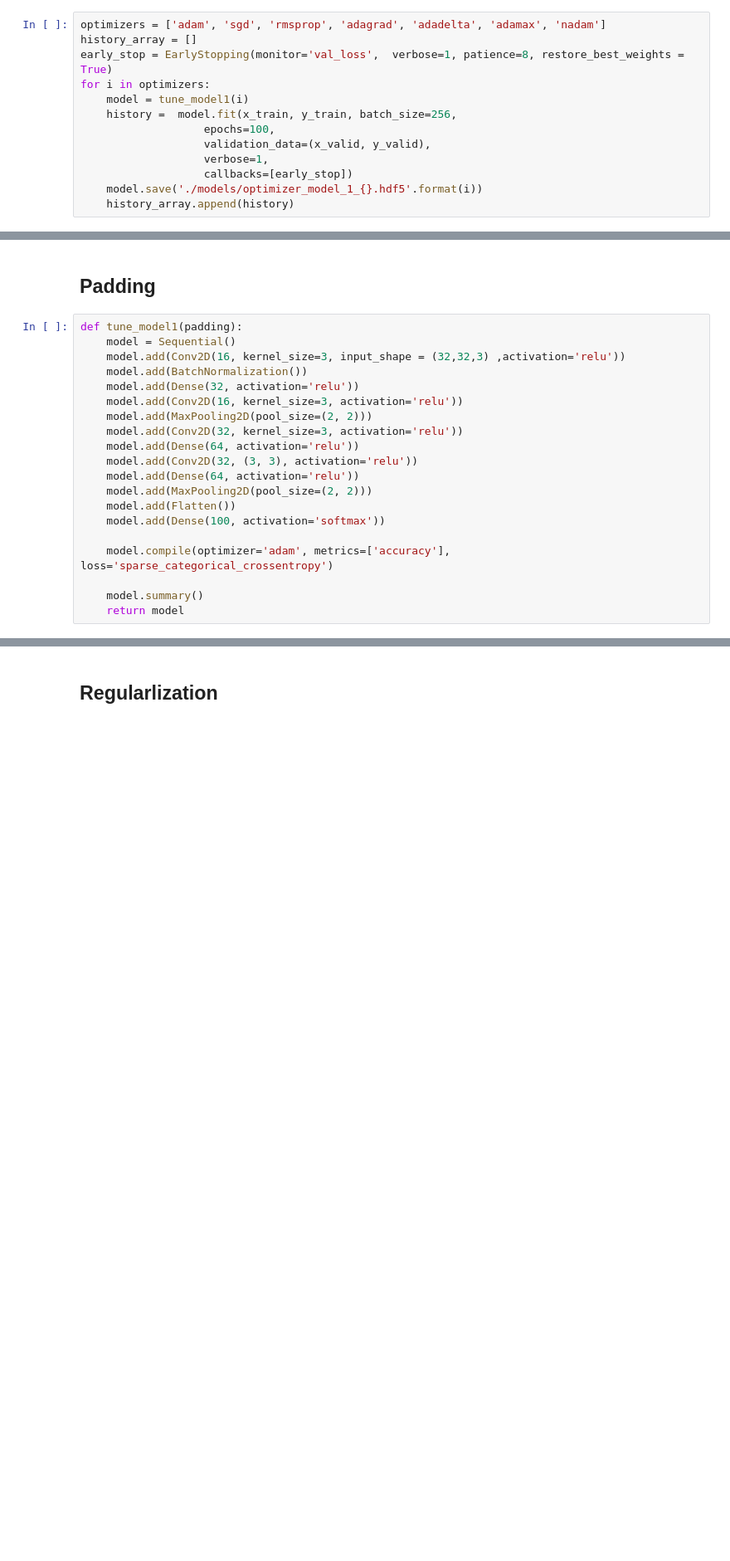
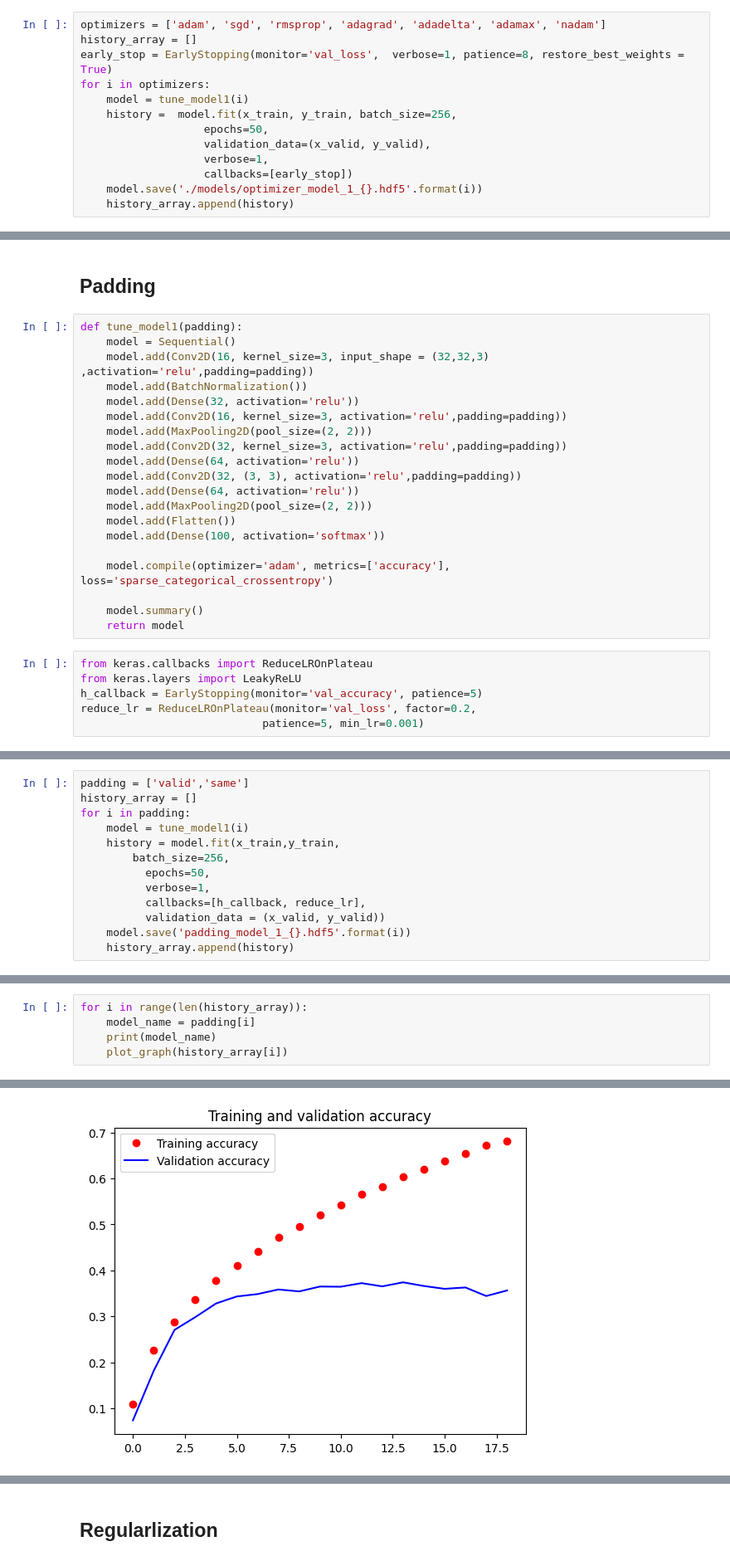
Before and after one commit to Xyl0w/DeepLearning_CA1, a Jupyter notebook: Assignemnt_2/work.ipynb, the cells around one changed output, grey strips where cells are left out. Shown at 83% size. Saved outputs shown, nothing was run; the diff lists cells and outputs as text; blank space fills up the shorter version.

```diff
--- a/Assignemnt_2/work.ipynb
+++ b/Assignemnt_2/work.ipynb
@@ -698,7 +803,7 @@ early_stop = EarlyStopping(monitor='val_loss',  verbose=1, patience=8, restore_b
 for i in optimizers:
     model = tune_model1(i)
     history =  model.fit(x_train, y_train, batch_size=256,
-                   epochs=100,
+                   epochs=50,
                    validation_data=(x_valid, y_valid),
                    verbose=1,
                    callbacks=[early_stop])
@@ -952,14 +1225,14 @@ Precision and F-score are ill-defined and being set to 0.0 in labels with no pre
 # %%
 def tune_model1(padding):
     model = Sequential()
-    model.add(Conv2D(16, kernel_size=3, input_shape = (32,32,3) ,activation='relu'))
+    model.add(Conv2D(16, kernel_size=3, input_shape = (32,32,3) ,activation='relu',padding=padding))
     model.add(BatchNormalization())
     model.add(Dense(32, activation='relu'))
-    model.add(Conv2D(16, kernel_size=3, activation='relu'))
+    model.add(Conv2D(16, kernel_size=3, activation='relu',padding=padding))
     model.add(MaxPooling2D(pool_size=(2, 2)))
-    model.add(Conv2D(32, kernel_size=3, activation='relu'))
+    model.add(Conv2D(32, kernel_size=3, activation='relu',padding=padding))
     model.add(Dense(64, activation='relu'))
-    model.add(Conv2D(32, (3, 3), activation='relu'))
+    model.add(Conv2D(32, (3, 3), activation='relu',padding=padding))
     model.add(Dense(64, activation='relu'))
     model.add(MaxPooling2D(pool_size=(2, 2)))
     model.add(Flatten())
@@ -969,3 +1242,9 @@ def tune_model1(padding):
 
     model.summary()
     return model
+# %%
+from keras.callbacks import ReduceLROnPlateau
+from keras.layers import LeakyReLU
+h_callback = EarlyStopping(monitor='val_accuracy', patience=5)
+reduce_lr = ReduceLROnPlateau(monitor='val_loss', factor=0.2,
+                            patience=5, min_lr=0.001)
@@ -971,0 +1253,13 @@ def tune_model1(padding):
+# %%
+padding = ['valid','same']
+history_array = []
+for i in padding:
+    model = tune_model1(i)
+    history = model.fit(x_train,y_train,
+        batch_size=256,
+          epochs=50,
+          verbose=1,
+          callbacks=[h_callback, reduce_lr],
+          validation_data = (x_valid, y_valid))
+    model.save('padding_model_1_{}.hdf5'.format(i))
+    history_array.append(history)
@@ -971,0 +1284,6 @@ def tune_model1(padding):
+# %%
+for i in range(len(history_array)):
+    model_name = padding[i]
+    print(model_name)
+    plot_graph(history_array[i])
+# %% [output]
@@ -971,0 +1293 @@ def tune_model1(padding):
+[figure, added]
```
Also changed, not shown: parts of 41 cells of this notebook, 11 other files.
